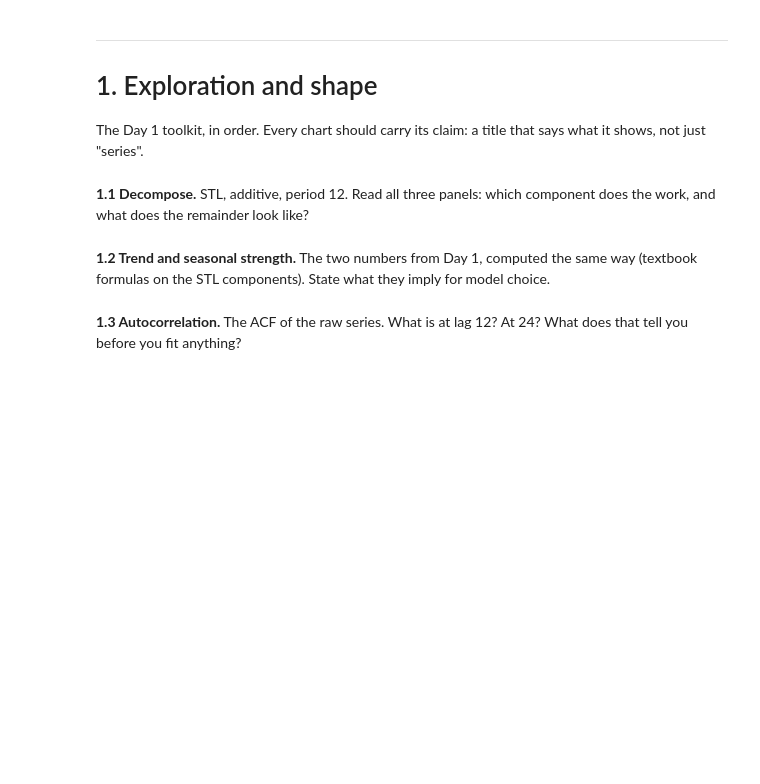
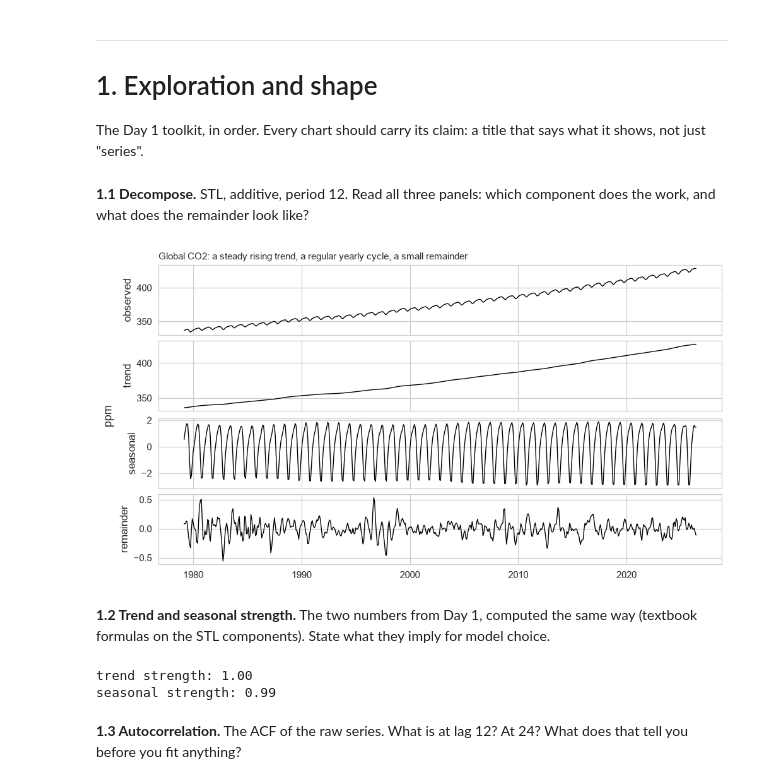
Before and after one commit to Ahmed-Bah/Global-CO2-Forecasting, a Jupyter notebook: project.ipynb, the cells around one changed output. Saved outputs shown, nothing was run; the diff lists cells and outputs as text; code cells hidden in the pictures; blank space fills up the shorter version.

```diff
--- a/project.ipynb
+++ b/project.ipynb
@@ -86,19 +92,37 @@ says what it shows, not just "series".
 component does the work, and what does the remainder look like?
 # %%
 # TODO: STL decomposition (statsmodels), additive, period=12.
-#       Then plot the components with P.decomposition_plot.
-dcmp = ...
-# P.decomposition_plot(dcmp, cols=[...], title="...", x="ds")
+
+from statsmodels.tsa.seasonal import STL
+
+res = STL(df["y"], period=SEASON_LENGTH).fit()
+dcmp = pd.DataFrame({
+    "ds": df["ds"],
+    "observed": df["y"],
+    "trend": res.trend,
+    "seasonal": res.seasonal,
+    "remainder": res.resid,
+})
+P.decomposition_plot(dcmp, cols=["observed", "trend", "seasonal", "remainder"],
+                     title="Global CO2: a steady rising trend, a regular yearly cycle, a small remainder",
+                     ylabel="ppm", x="ds")
+plt.show()
+# %% [output]
+[figure, added]
 # %% [markdown]
 **1.2 Trend and seasonal strength.** The two numbers from Day 1, computed
 the same way (textbook formulas on the STL components). State what they
 imply for model choice.
 # %%
 # TODO: trend_strength and seasonal_strength from the STL components.
-trend_strength = ...
-seasonal_strength = ...
+
+trend_strength = max(0, 1 - dcmp["remainder"].var() / (dcmp["trend"] + dcmp["remainder"]).var())
+seasonal_strength = max(0, 1 - dcmp["remainder"].var() / (dcmp["seasonal"] + dcmp["remainder"]).var())
 print(f"trend strength: {trend_strength:.2f}")
 print(f"seasonal strength: {seasonal_strength:.2f}")
+# %% [output]
+trend strength: 1.00
+seasonal strength: 0.99
 # %% [markdown]
 **1.3 Autocorrelation.** The ACF of the raw series. What is at lag 12?
 At 24? What does that tell you before you fit anything?
```
Also changed, not shown: parts of 9 cells of this notebook, 1 other file.
